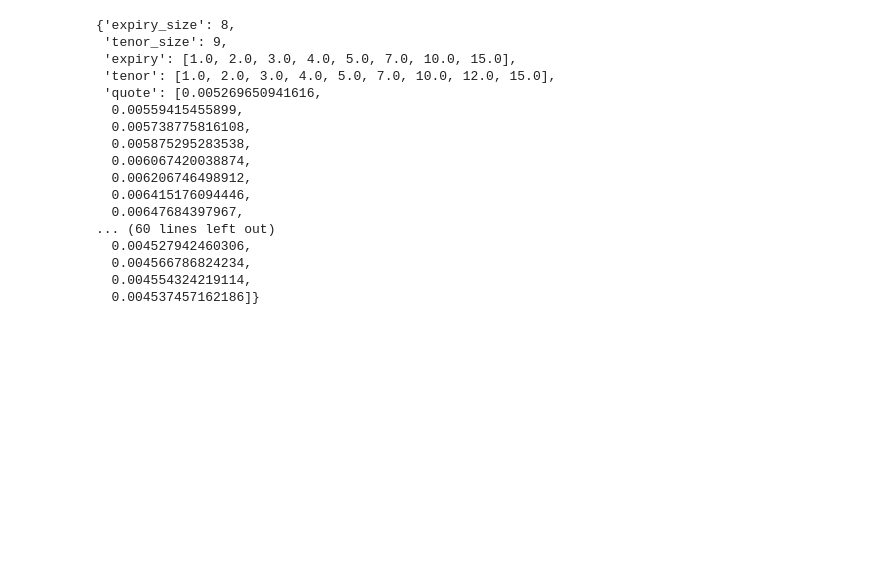
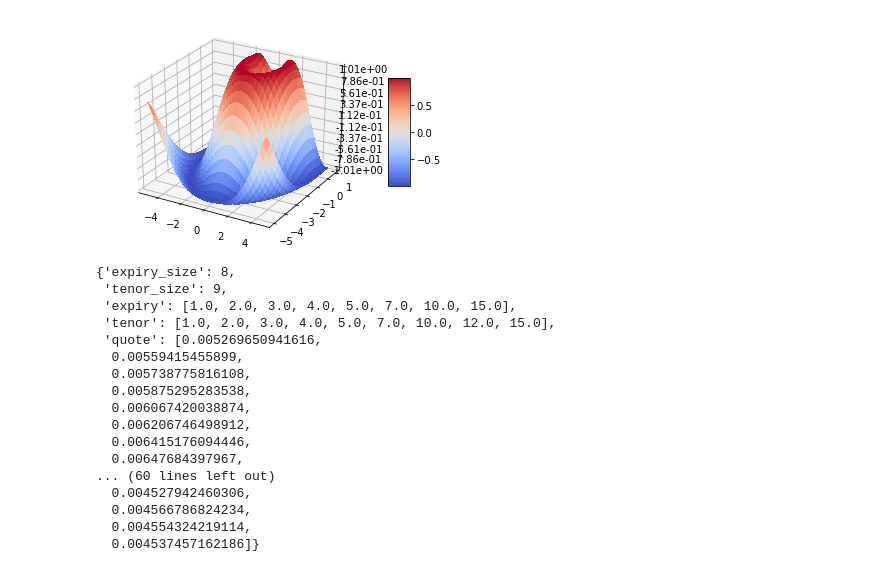
Before and after one commit to RWTHsniper/projects, a Jupyter notebook: practices/quant/quantlib/Hagan/python_code/MC_swaption.ipynb, the cells around one changed output. Saved outputs shown, nothing was run; the diff lists cells and outputs as text; code cells hidden in the pictures; blank space fills up the shorter version.

```diff
--- a/practices/quant/quantlib/Hagan/python_code/MC_swaption.ipynb
+++ b/practices/quant/quantlib/Hagan/python_code/MC_swaption.ipynb
@@ -53,3 +124,33 @@ computed_vol
+# %%
+# 3D plot example
+
+
+
+fig, ax = plt.subplots(subplot_kw={"projection": "3d"})
+
+# Make data.
+X = np.arange(-5, 5, 0.25)
+Y = np.arange(-5, 1, 0.25)
+X, Y = np.meshgrid(X, Y)
+R = np.sqrt(X**2 + Y**2)
+Z = np.sin(R)
+
+# Plot the surface.
+surf = ax.plot_surface(X, Y, Z, cmap=cm.coolwarm,
+                       linewidth=0, antialiased=False)
+
+# Customize the z axis.
+ax.set_zlim(-1.01, 1.01)
+ax.zaxis.set_major_locator(LinearLocator(10))
+# A StrMethodFormatter is used automatically
+ax.zaxis.set_major_formatter(FormatStrFormatter('%1.2e'))
+
+# Add a color bar which maps values to colors.
+fig.colorbar(surf, shrink=0.5, aspect=5)
+
+plt.show()
+# %% [output]
+[figure, added]
 # %%
 market_vol
 # %% [output]
```
Also changed, not shown: parts of 15 cells of this notebook, 11 other files.
